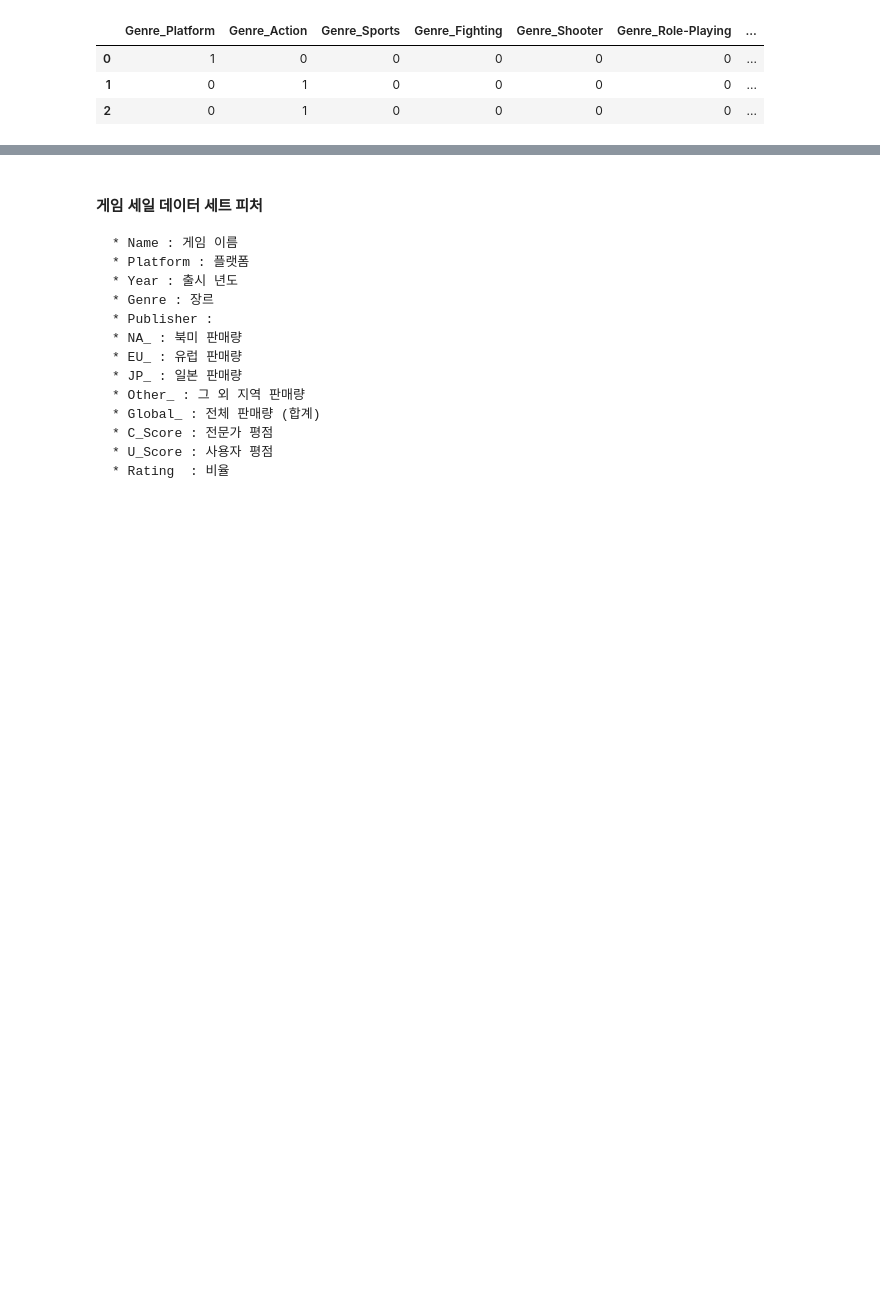
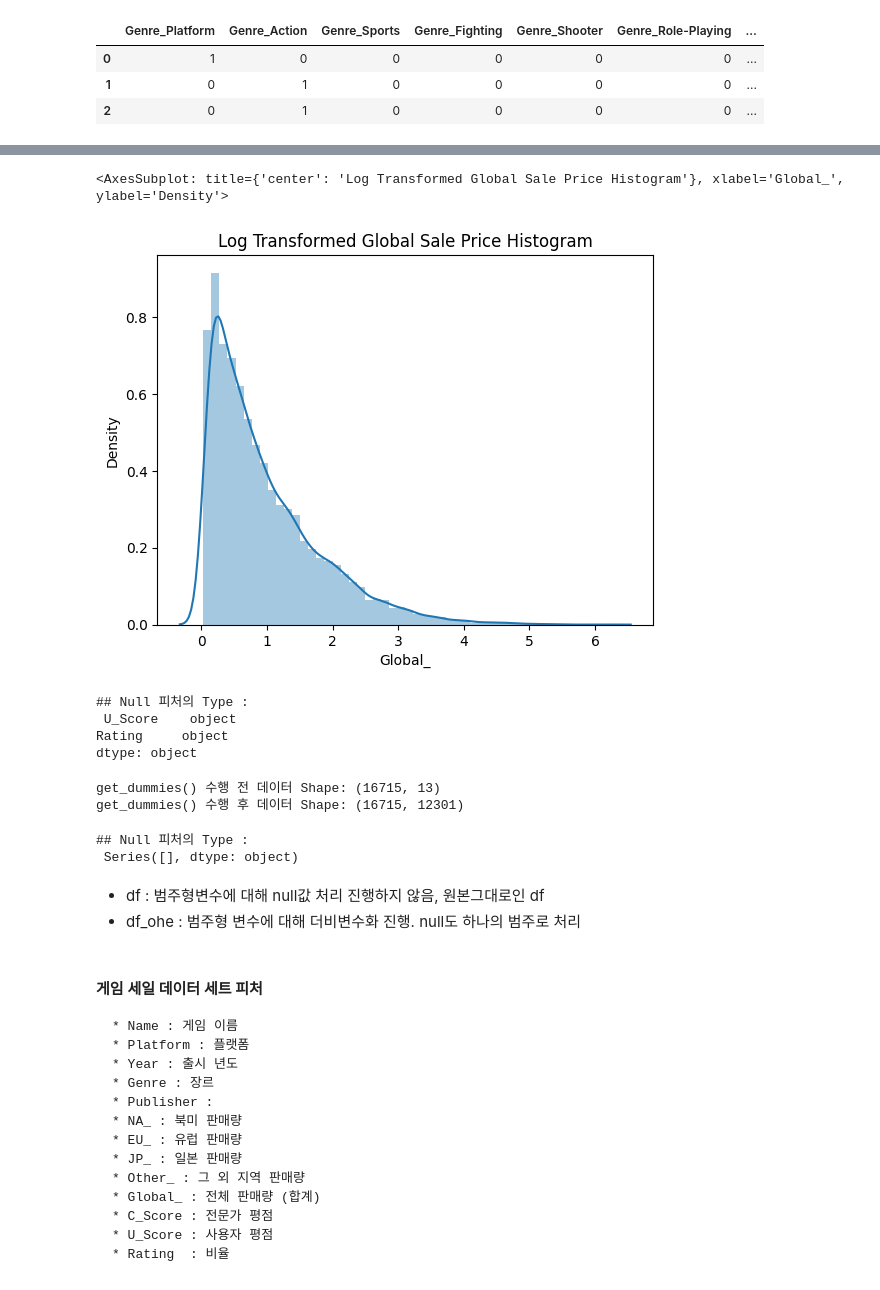
Before and after one commit to lullu303/RPG_PJT, a Jupyter notebook: RPG_PJT/선형회귀테스트.ipynb, the cells around one changed output, grey strips where cells are left out. Cells and saved outputs as stored; diff of their text form; code cells hidden in the pictures; blank space fills up the shorter version.

```diff
--- a/RPG_PJT/선형회귀테스트.ipynb
+++ b/RPG_PJT/선형회귀테스트.ipynb
@@ -78,0 +96,8 @@ train, val=train_test_split(trainval)
+# %%
+# 결과값을 로그 변환하고 다시 분포도 확인
+plt.title('Log Transformed Global Sale Price Histogram')
+log_SalePrice = np.log1p(df['Global_'])
+sns.distplot(log_SalePrice)
+# %% [output]
+<AxesSubplot: title={'center': 'Log Transformed Global Sale Price Histogram'}, xlabel='Global_', ylabel='Density'>
+[figure, added]
@@ -78,0 +107,26 @@ train, val=train_test_split(trainval)
+# %%
+# Null 값이 있는 피처명과 타입을 추출
+null_column_count = df.isnull().sum()[df.isnull().sum() > 0]
+print('## Null 피처의 Type :\n', df.dtypes[null_column_count.index])
+# %% [output]
+## Null 피처의 Type :
+ U_Score    object
+Rating     object
+dtype: object
+# %%
+print('get_dummies() 수행 전 데이터 Shape:', df.shape)
+df_ohe = pd.get_dummies(df)
+print('get_dummies() 수행 후 데이터 Shape:', df_ohe.shape )
+# %% [output]
+get_dummies() 수행 전 데이터 Shape: (16715, 13)
+get_dummies() 수행 후 데이터 Shape: (16715, 12301)
+# %%
+# Null 값이 있는 피처명과 타입을 추출
+null_column_count = df_ohe.isnull().sum()[df_ohe.isnull().sum() > 0]
+print('## Null 피처의 Type :\n', df_ohe.dtypes[null_column_count.index])
+# %% [output]
+## Null 피처의 Type :
+ Series([], dtype: object)
+# %% [markdown]
+* df : 범주형변수에 대해 null값 처리 진행하지 않음, 원본그대로인 df
+* df_ohe : 범주형 변수에 대해 더비변수화 진행. null도 하나의 범주로 처리
```
Also changed, not shown: parts of 47 cells of this notebook.
